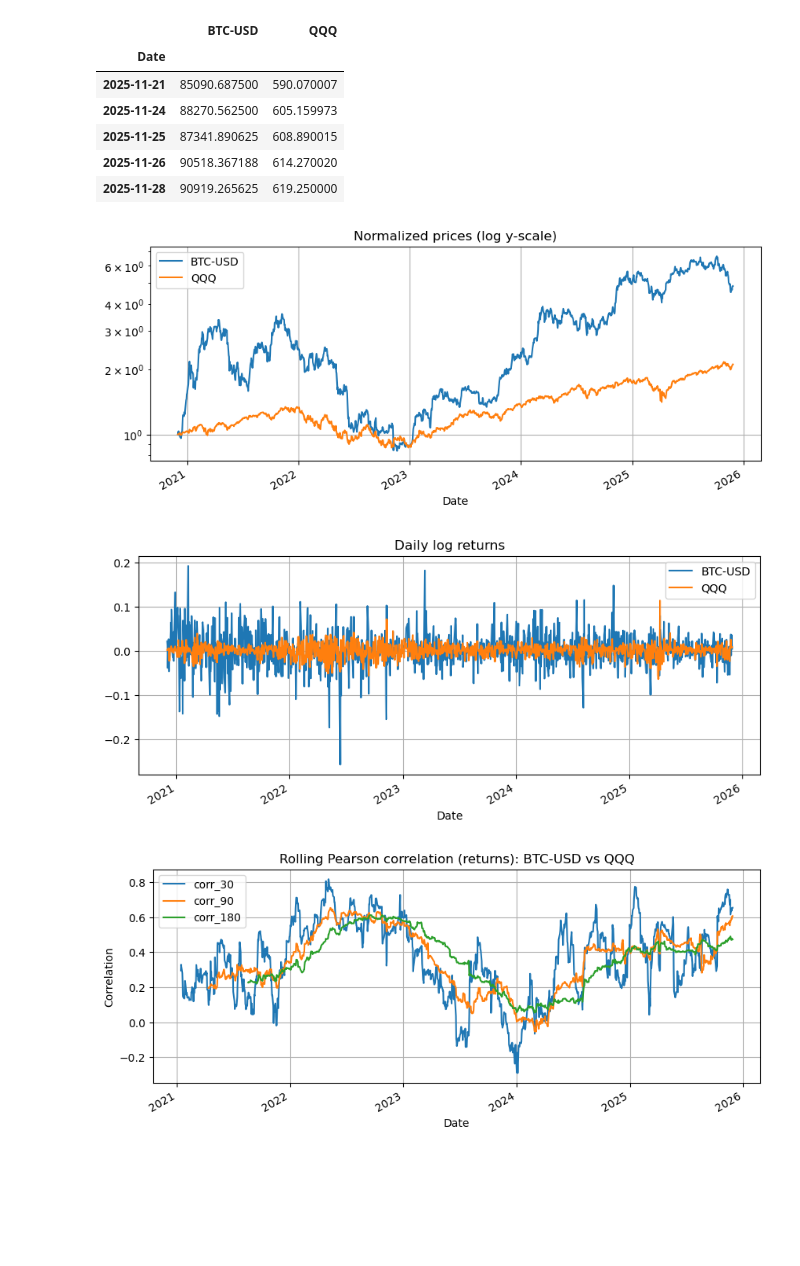
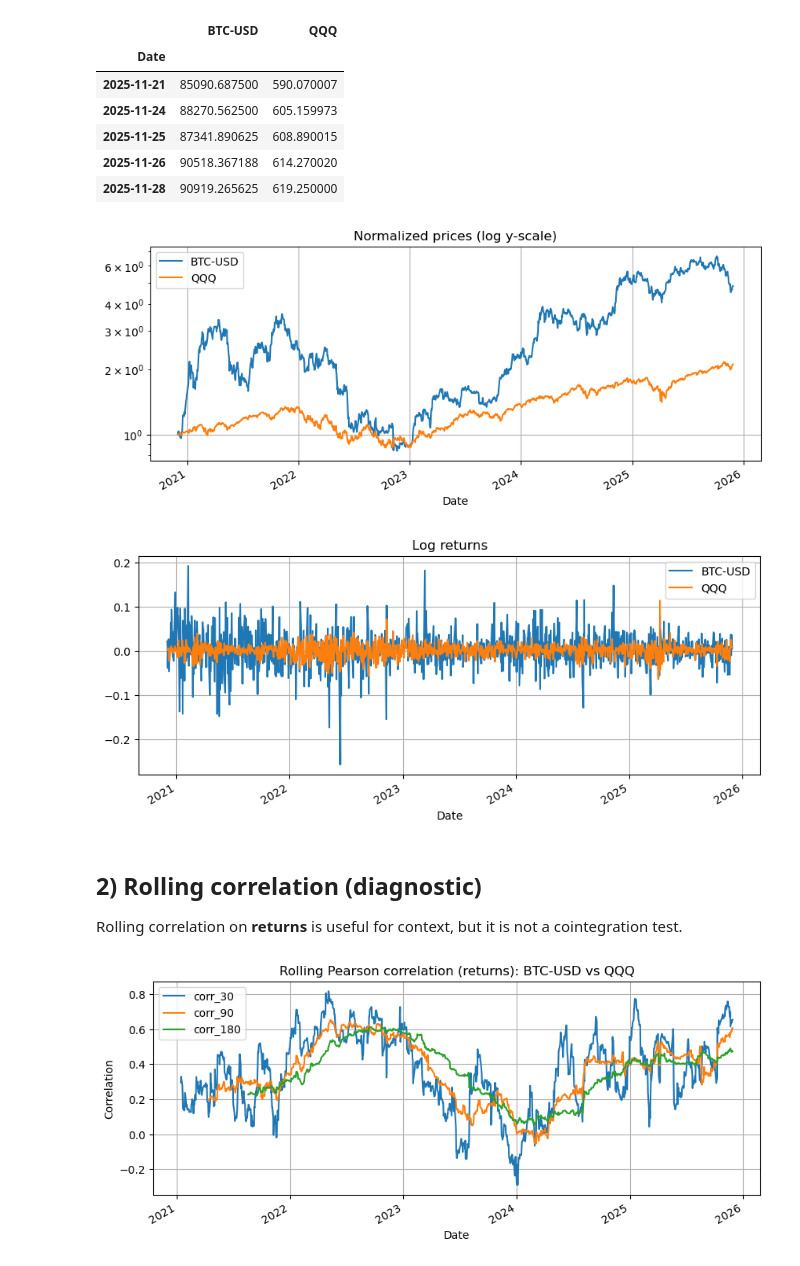
Before and after one commit to javimartinez0/Cross_assets_pair_analyzer, a Jupyter notebook: notebooks/analysis_pairs.ipynb, the cells around one changed output. Cells and saved outputs as stored; diff of their text form; code cells hidden in the pictures; blank space fills up the shorter version.

```diff
--- a/notebooks/analysis_pairs.ipynb
+++ b/notebooks/analysis_pairs.ipynb
@@ -37,24 +94,28 @@ EXIT_Z = 0.5
 # %%
-# 1) Load close prices (calendar alignment matters)
 closes = core.load_and_prepare_closes(CSV_PATH, align=ALIGN)
 display(closes.tail())
 
 # Quick visual checks
 base = closes / closes.iloc[0]
 ax = base.plot(logy=True, figsize=(10, 4), title="Normalized prices (log y-scale)")
 ax.grid(True)
 
 returns = core.compute_log_returns(closes)
-ax = returns.plot(figsize=(10, 4), title="Daily log returns")
+ax = returns.plot(figsize=(10, 4), title="Log returns")
 ax.grid(True)
 # %% [output]
 |  | BTC-USD | QQQ |
 | Date |  |  |
 | 2025-11-21 | 85090.687500 | 590.070007 |
 | 2025-11-24 | 88270.562500 | 605.159973 |
 | 2025-11-25 | 87341.890625 | 608.890015 |
 | 2025-11-26 | 90518.367188 | 614.270020 |
 | 2025-11-28 | 90919.265625 | 619.250000 |
 [figure]
-[figure, old version]
+[figure, new version]
+# %% [markdown]
+<a id="corr"></a>
+## 2) Rolling correlation (diagnostic)
+
+Rolling correlation on **returns** is useful for context, but it is not a cointegration test.
 # %%
```
Also changed, not shown: parts of 20 cells of this notebook.
